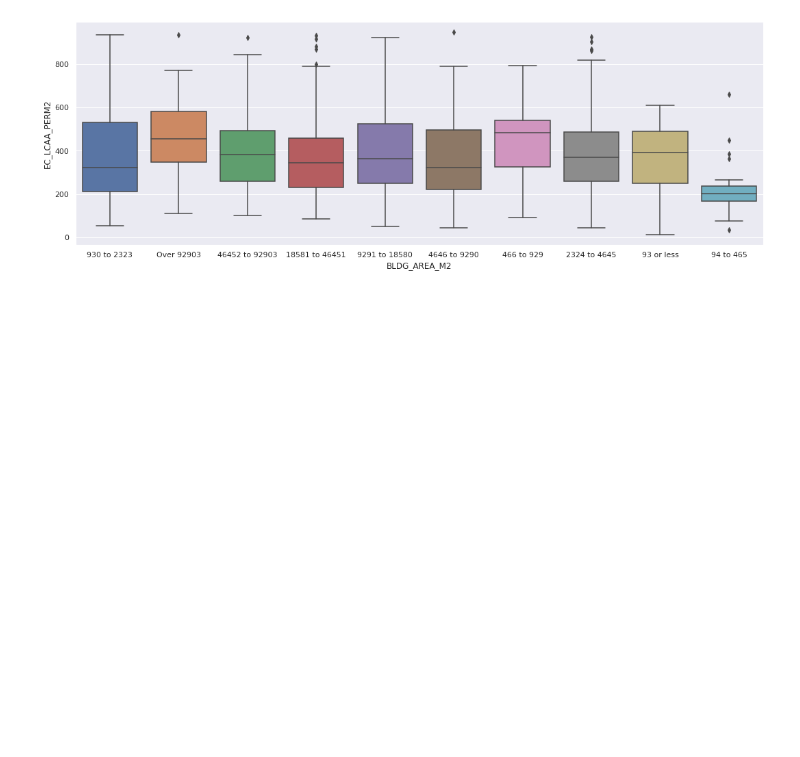
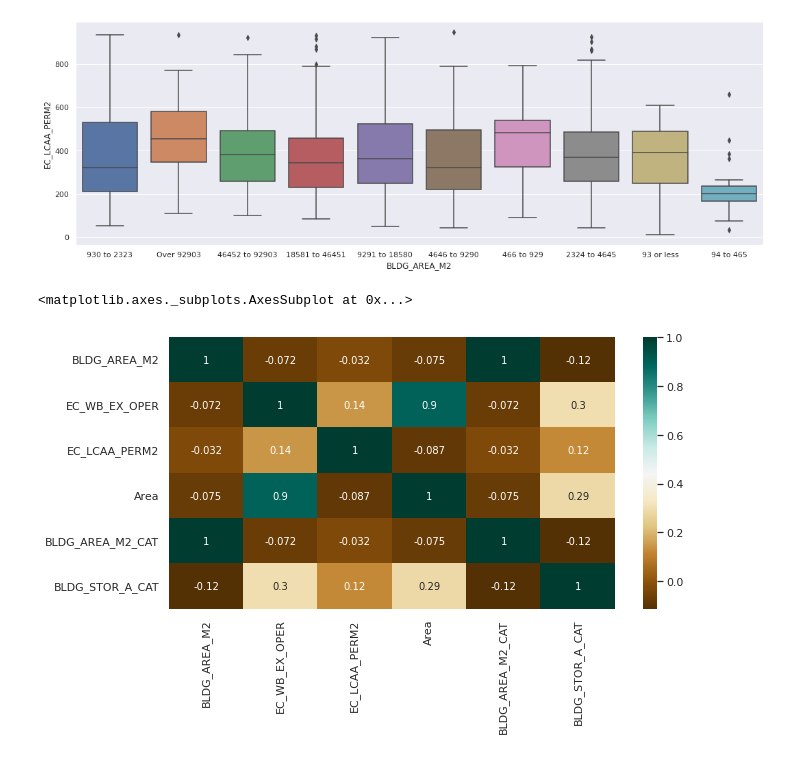
Before and after one commit to Aydino/carbon-footprint-analysis, a Jupyter notebook: Carbon.ipynb, the cells around one changed output. Cells and saved outputs as stored; diff of their text form; code cells hidden in the pictures; blank space fills up the shorter version.

```diff
--- a/Carbon.ipynb
+++ b/Carbon.ipynb
@@ -271,3 +271,13 @@ fig, ax = plt.subplots(figsize=(18,6))
 ax = sns.boxplot(x='BLDG_AREA_M2', y='EC_LCAA_PERM2', data=df, orient="v")
 # %% [output]
 [figure]
+# %%
+df['BLDG_AREA_M2_CAT']=df['BLDG_AREA_M2'].astype('category').cat.codes
+df['BLDG_STOR_A_CAT']=df['BLDG_STOR_A'].astype('category').cat.codes
+df.corr()
+plt.figure(figsize=(10,5))
+c= df.corr()
+sns.heatmap(c,cmap="BrBG",annot=True)
+# %% [output]
+<matplotlib.axes._subplots.AxesSubplot at 0x...>
+[figure, added]
```
